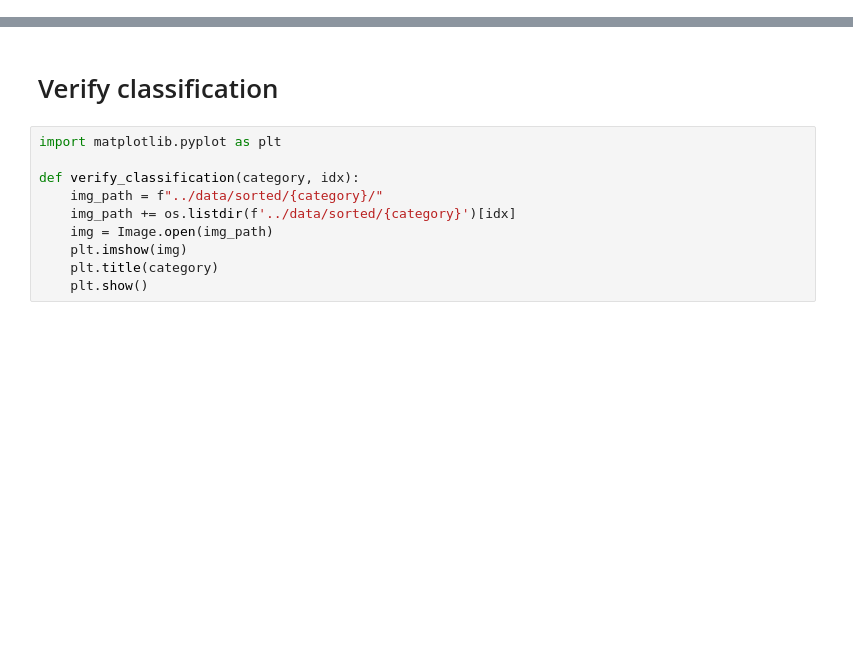
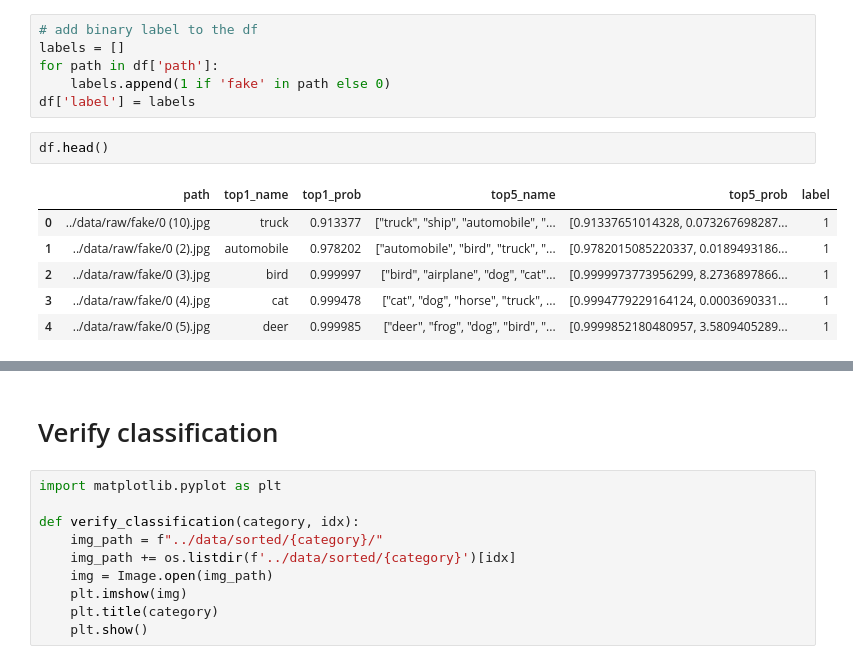
Before and after one commit to aligtb/ai-image-detector-comparison, a Jupyter notebook: notebooks/preprocessing.ipynb, the cells around one changed output, grey strips where cells are left out. Saved outputs shown, nothing was run; the diff lists cells and outputs as text; blank space fills up the shorter version.

```diff
--- a/notebooks/preprocessing.ipynb
+++ b/notebooks/preprocessing.ipynb
@@ -98,0 +89,15 @@ Found images: 110000
+# %%
+# add binary label to the df
+labels = []
+for path in df['path']:
+    labels.append(1 if 'fake' in path else 0)
+df['label'] = labels
+# %%
+df.head()
+# %% [output]
+|  | path | top1_name | top1_prob | top5_name | top5_prob | label |
+| 0 | ../data/raw/fake/0 (10).jpg | truck | 0.913377 | ["truck", "ship", "automobile", "... | [0.91337651014328, 0.073267698287... | 1 |
+| 1 | ../data/raw/fake/0 (2).jpg | automobile | 0.978202 | ["automobile", "bird", "truck", "... | [0.9782015085220337, 0.0189493186... | 1 |
+| 2 | ../data/raw/fake/0 (3).jpg | bird | 0.999997 | ["bird", "airplane", "dog", "cat"... | [0.9999973773956299, 8.2736897866... | 1 |
+| 3 | ../data/raw/fake/0 (4).jpg | cat | 0.999478 | ["cat", "dog", "horse", "truck", ... | [0.9994779229164124, 0.0003690331... | 1 |
+| 4 | ../data/raw/fake/0 (5).jpg | deer | 0.999985 | ["deer", "frog", "dog", "bird", "... | [0.9999852180480957, 3.5809405289... | 1 |
```
Also changed, not shown: parts of 10 cells of this notebook, 2 other files.
